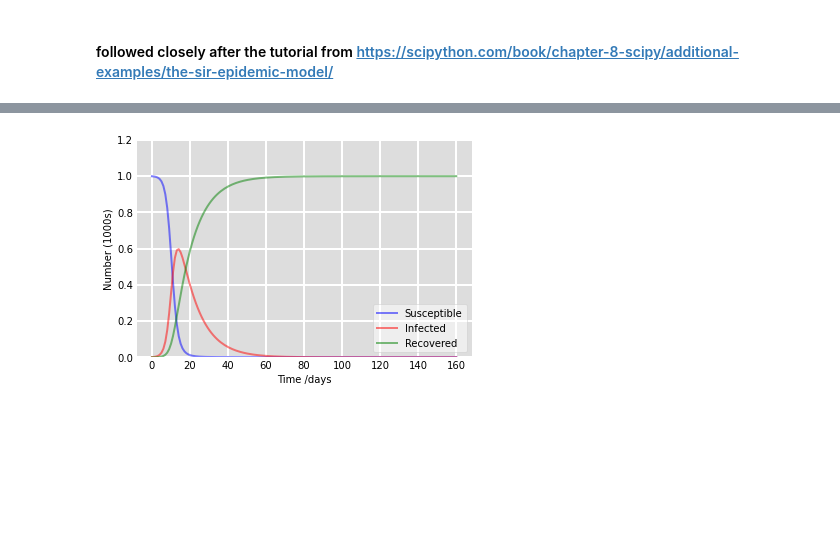
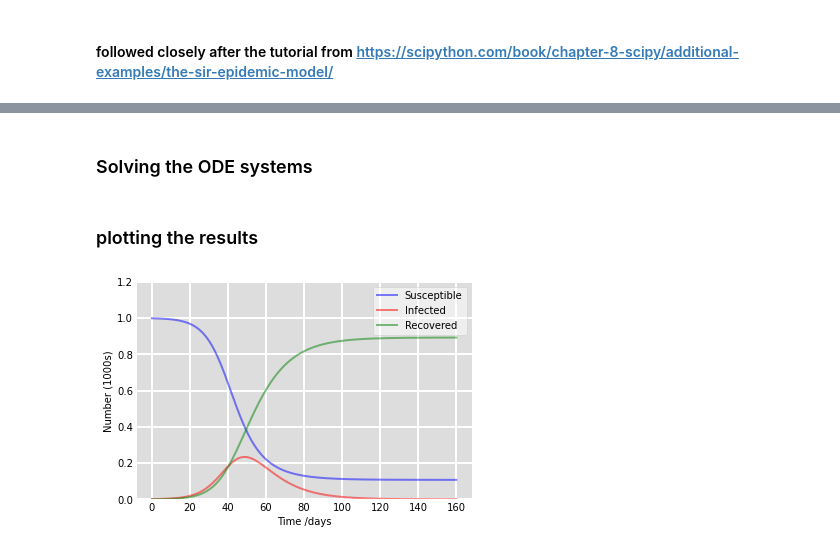
Before and after one commit to mjemons/IDD_TB, a Jupyter notebook: scripts/simulation.ipynb, the cells around one changed output, grey strips where cells are left out. Cells and saved outputs as stored; diff of their text form; code cells hidden in the pictures; blank space fills up the shorter version.

```diff
--- a/scripts/simulation.ipynb
+++ b/scripts/simulation.ipynb
@@ -23,7 +23,7 @@ I0, R0 = 1, 0
 S0 = N - I0 - R0
 
 #contact rate beta and recovery rate gamma
-beta, gamma = 0.75, 1./10
+beta, gamma = 0.25, 1./10
 
 #initial grid
 t = np.linspace(0, 160, 160)
@@ -41,7 +60,9 @@ def SIR (y, t, N, beta, gamma):
+# %% [markdown]
+### Solving the ODE systems
 # %%
 #initial vector
 y0 = S0, I0, R0
 
 #numerically integrate the ODEs
 sol = odeint(SIR, y0, t, args=(N, beta, gamma))
-S, I, R = sol.T
+S1, I1, R1 = sol.T
@@ -48,20 +73,22 @@ S, I, R = sol.T
+# %% [markdown]
+### plotting the results
 # %%
 #plot
 fig = plt.figure(facecolor='w')
 ax = fig.add_subplot(111, facecolor='#dddddd', axisbelow=True)
-ax.plot(t, S/1000, 'b', alpha=0.5, lw=2, label='Susceptible')
-ax.plot(t, I/1000, 'r', alpha=0.5, lw=2, label='Infected')
-ax.plot(t, R/1000, 'g', alpha=0.5, lw=2, label='Recovered')
+ax.plot(t, S1/1000, 'b', alpha=0.5, lw=2, label='Susceptible')
+ax.plot(t, I1/1000, 'r', alpha=0.5, lw=2, label='Infected')
+ax.plot(t, R1/1000, 'g', alpha=0.5, lw=2, label='Recovered')
 ax.set_xlabel('Time /days')
 ax.set_ylabel('Number (1000s)')
 ax.set_ylim(0,1.2)
 ax.yaxis.set_tick_params(length=0)
 ax.xaxis.set_tick_params(length=0)
 ax.grid(b=True, which='major', c='w', lw=2, ls='-')
 legend = ax.legend()
 legend.get_frame().set_alpha(0.5)
 for spine in ('top', 'right', 'bottom', 'left'):
     ax.spines[spine].set_visible(False)
 plt.show()
 # %% [output]
-[figure, old version]
+[figure, new version]
```
Also changed, not shown: parts of 5 cells of this notebook.
